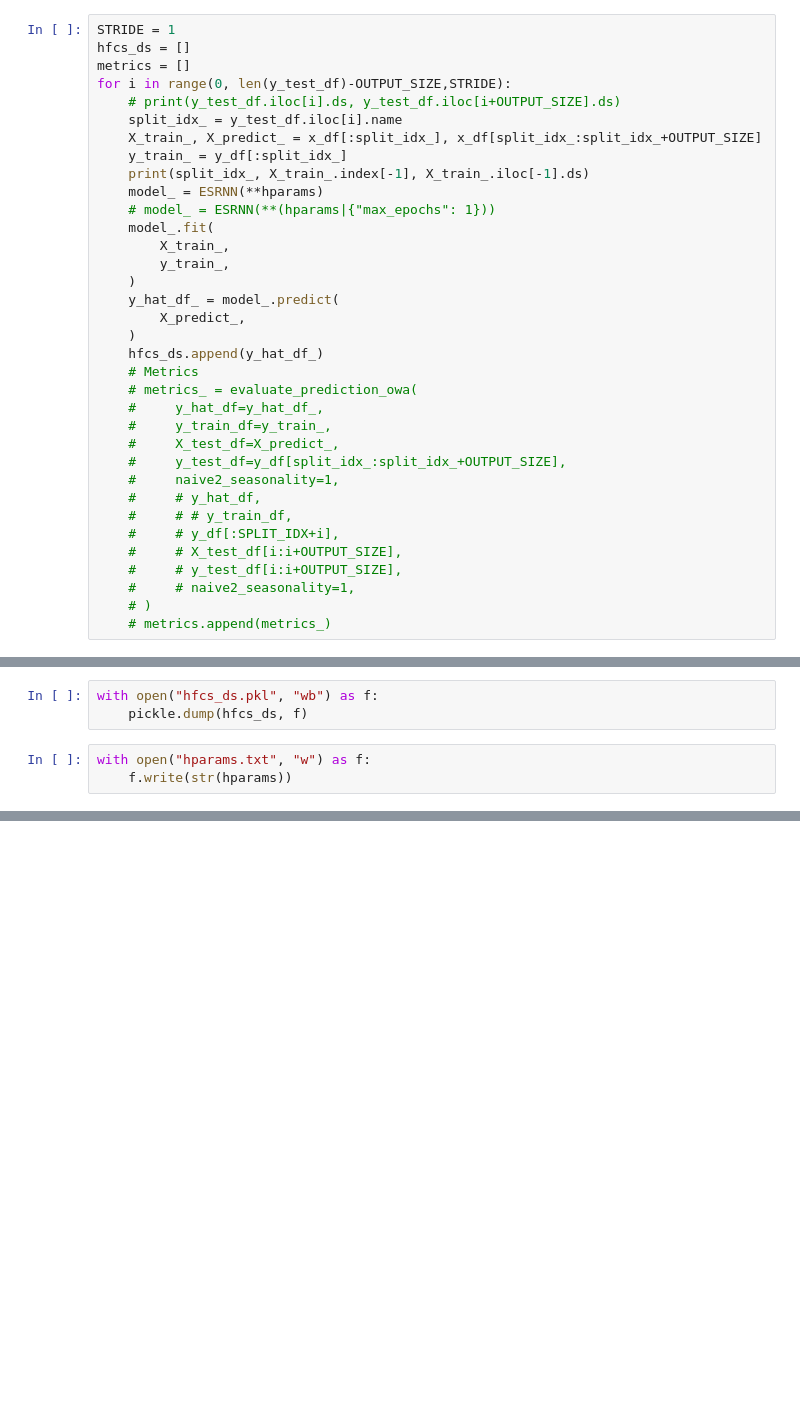
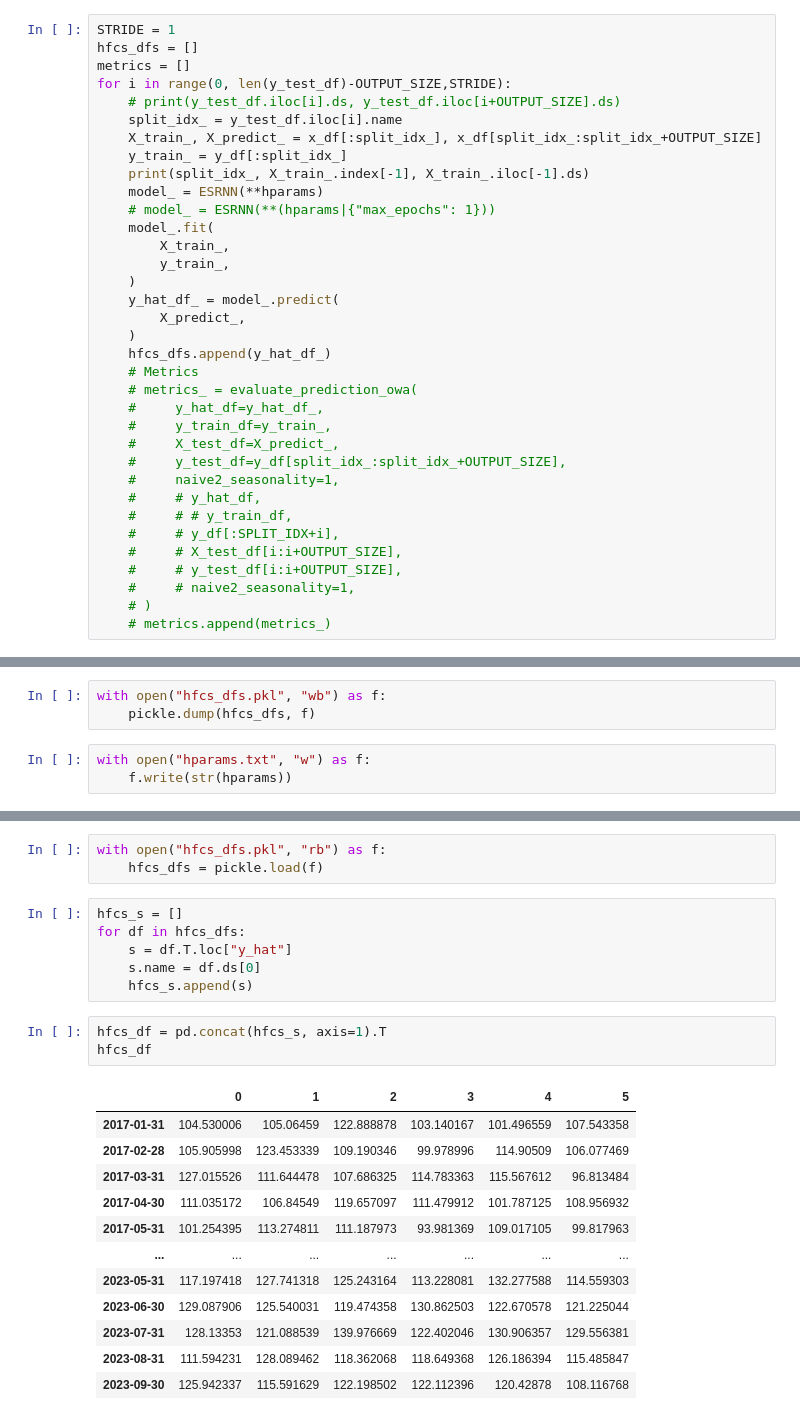
Before and after one commit to turbotimon/esrnn_torch, a Jupyter notebook: experiment_forest.ipynb, the cells around one changed output, grey strips where cells are left out. Drawn from its saved outputs; the diff is of its cells as text; blank space fills up the shorter version.

```diff
--- a/experiment_forest.ipynb
+++ b/experiment_forest.ipynb
@@ -218,7 +202,7 @@ y_hat_naive2                 104.01
 Name: 312, dtype: object
 # %%
 STRIDE = 1
-hfcs_ds = []
+hfcs_dfs = []
 metrics = []
 for i in range(0, len(y_test_df)-OUTPUT_SIZE,STRIDE):
     # print(y_test_df.iloc[i].ds, y_test_df.iloc[i+OUTPUT_SIZE].ds)
@@ -235,7 +219,7 @@ for i in range(0, len(y_test_df)-OUTPUT_SIZE,STRIDE):
     y_hat_df_ = model_.predict(
         X_predict_,
     )
-    hfcs_ds.append(y_hat_df_)
+    hfcs_dfs.append(y_hat_df_)
     # Metrics
     # metrics_ = evaluate_prediction_owa(
     #     y_hat_df=y_hat_df_,
@@ -280,8 +264,8 @@ hfcs_ds[-1]
 | 4 | 2024-01-31 | Insgesamt | Macro | 120.428780 |
 | 5 | 2024-02-29 | Insgesamt | Macro | 108.116768 |
 # %%
-with open("hfcs_ds.pkl", "wb") as f:
-    pickle.dump(hfcs_ds, f)
+with open("hfcs_dfs.pkl", "wb") as f:
+    pickle.dump(hfcs_dfs, f)
 # %%
 with open("hparams.txt", "w") as f:
     f.write(str(hparams))
@@ -287,0 +274,25 @@ with open("hparams.txt", "w") as f:
+# %%
+with open("hfcs_dfs.pkl", "rb") as f:
+    hfcs_dfs = pickle.load(f)
+# %%
+hfcs_s = []
+for df in hfcs_dfs:
+    s = df.T.loc["y_hat"]
+    s.name = df.ds[0]
+    hfcs_s.append(s)
+# %%
+hfcs_df = pd.concat(hfcs_s, axis=1).T
+hfcs_df
+# %% [output]
+|  | 0 | 1 | 2 | 3 | 4 | 5 |
+| 2017-01-31 | 104.530006 | 105.06459 | 122.888878 | 103.140167 | 101.496559 | 107.543358 |
+| 2017-02-28 | 105.905998 | 123.453339 | 109.190346 | 99.978996 | 114.90509 | 106.077469 |
+| 2017-03-31 | 127.015526 | 111.644478 | 107.686325 | 114.783363 | 115.567612 | 96.813484 |
+| 2017-04-30 | 111.035172 | 106.84549 | 119.657097 | 111.479912 | 101.787125 | 108.956932 |
+| 2017-05-31 | 101.254395 | 113.274811 | 111.187973 | 93.981369 | 109.017105 | 99.817963 |
+| ... | ... | ... | ... | ... | ... | ... |
+| 2023-05-31 | 117.197418 | 127.741318 | 125.243164 | 113.228081 | 132.277588 | 114.559303 |
+| 2023-06-30 | 129.087906 | 125.540031 | 119.474358 | 130.862503 | 122.670578 | 121.225044 |
+| 2023-07-31 | 128.13353 | 121.088539 | 139.976669 | 122.402046 | 130.906357 | 129.556381 |
+| 2023-08-31 | 111.594231 | 128.089462 | 118.362068 | 118.649368 | 126.186394 | 115.485847 |
+| 2023-09-30 | 125.942337 | 115.591629 | 122.198502 | 122.112396 | 120.42878 | 108.116768 |
```
Also changed, not shown: parts of 6 cells of this notebook, 2 other files.
